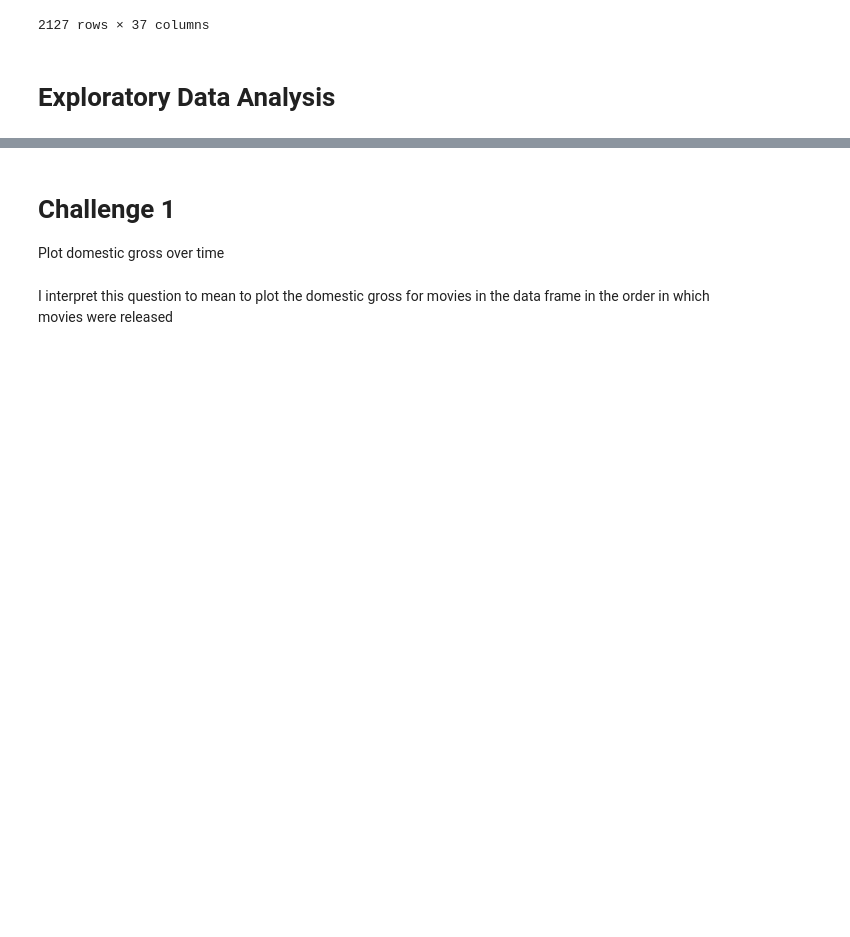
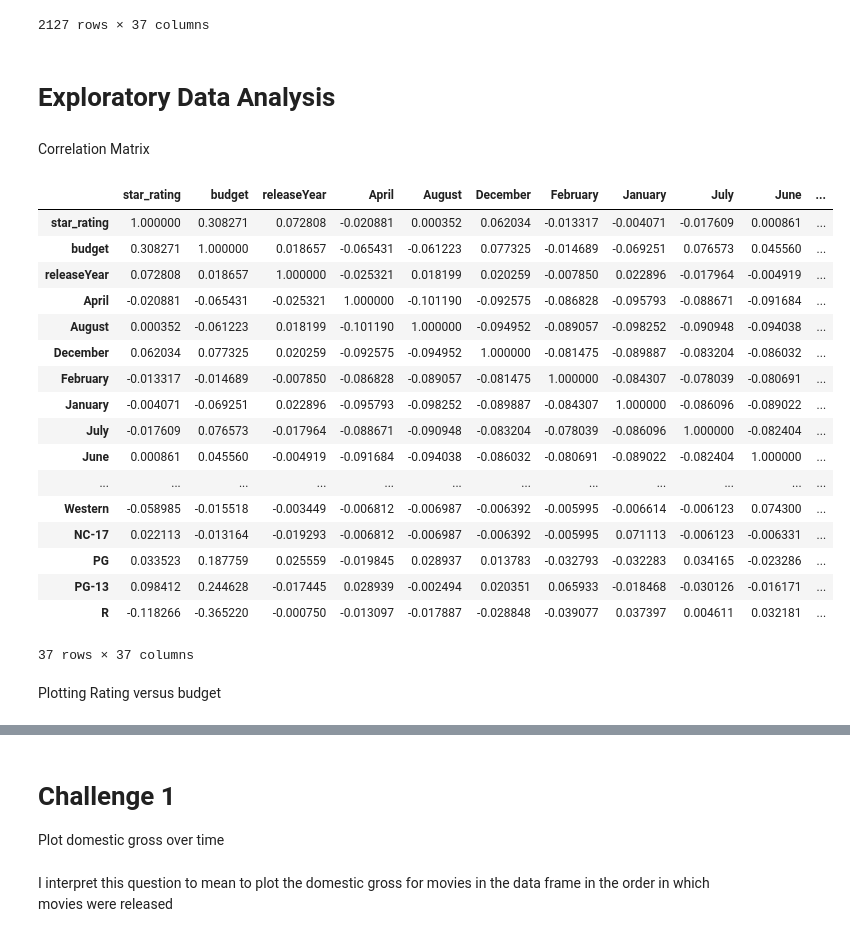
Before and after one commit to michael-a-green/Metis_Project2, a Jupyter notebook: Project2.ipynb, the cells around one changed output, grey strips where cells are left out. Cells and saved outputs as stored; diff of their text form; code cells hidden in the pictures; blank space fills up the shorter version.

```diff
--- a/Project2.ipynb
+++ b/Project2.ipynb
@@ -644,3 +725,29 @@ movie_df_processed
 2127 rows × 37 columns
 # %% [markdown]
 # Exploratory Data Analysis
+# %% [markdown]
+Correlation Matrix
+# %%
+movie_correlation_df = movie_df_processed.corr()
+movie_correlation_df
+# %% [output]
+|  | star_rating | budget | releaseYear | April | August | December | February | January | July | June | ... |
+| star_rating | 1.000000 | 0.308271 | 0.072808 | -0.020881 | 0.000352 | 0.062034 | -0.013317 | -0.004071 | -0.017609 | 0.000861 | ... |
+| budget | 0.308271 | 1.000000 | 0.018657 | -0.065431 | -0.061223 | 0.077325 | -0.014689 | -0.069251 | 0.076573 | 0.045560 | ... |
+| releaseYear | 0.072808 | 0.018657 | 1.000000 | -0.025321 | 0.018199 | 0.020259 | -0.007850 | 0.022896 | -0.017964 | -0.004919 | ... |
+| April | -0.020881 | -0.065431 | -0.025321 | 1.000000 | -0.101190 | -0.092575 | -0.086828 | -0.095793 | -0.088671 | -0.091684 | ... |
+| August | 0.000352 | -0.061223 | 0.018199 | -0.101190 | 1.000000 | -0.094952 | -0.089057 | -0.098252 | -0.090948 | -0.094038 | ... |
+| December | 0.062034 | 0.077325 | 0.020259 | -0.092575 | -0.094952 | 1.000000 | -0.081475 | -0.089887 | -0.083204 | -0.086032 | ... |
+| February | -0.013317 | -0.014689 | -0.007850 | -0.086828 | -0.089057 | -0.081475 | 1.000000 | -0.084307 | -0.078039 | -0.080691 | ... |
+| January | -0.004071 | -0.069251 | 0.022896 | -0.095793 | -0.098252 | -0.089887 | -0.084307 | 1.000000 | -0.086096 | -0.089022 | ... |
+| July | -0.017609 | 0.076573 | -0.017964 | -0.088671 | -0.090948 | -0.083204 | -0.078039 | -0.086096 | 1.000000 | -0.082404 | ... |
+| June | 0.000861 | 0.045560 | -0.004919 | -0.091684 | -0.094038 | -0.086032 | -0.080691 | -0.089022 | -0.082404 | 1.000000 | ... |
+| ... | ... | ... | ... | ... | ... | ... | ... | ... | ... | ... | ... |
+| Western | -0.058985 | -0.015518 | -0.003449 | -0.006812 | -0.006987 | -0.006392 | -0.005995 | -0.006614 | -0.006123 | 0.074300 | ... |
+| NC-17 | 0.022113 | -0.013164 | -0.019293 | -0.006812 | -0.006987 | -0.006392 | -0.005995 | 0.071113 | -0.006123 | -0.006331 | ... |
+| PG | 0.033523 | 0.187759 | 0.025559 | -0.019845 | 0.028937 | 0.013783 | -0.032793 | -0.032283 | 0.034165 | -0.023286 | ... |
+| PG-13 | 0.098412 | 0.244628 | -0.017445 | 0.028939 | -0.002494 | 0.020351 | 0.065933 | -0.018468 | -0.030126 | -0.016171 | ... |
+| R | -0.118266 | -0.365220 | -0.000750 | -0.013097 | -0.017887 | -0.028848 | -0.039077 | 0.037397 | 0.004611 | 0.032181 | ... |
+37 rows × 37 columns
+# %% [markdown]
+Plotting Rating versus budget
```
Also changed, not shown: parts of 21 cells of this notebook.
